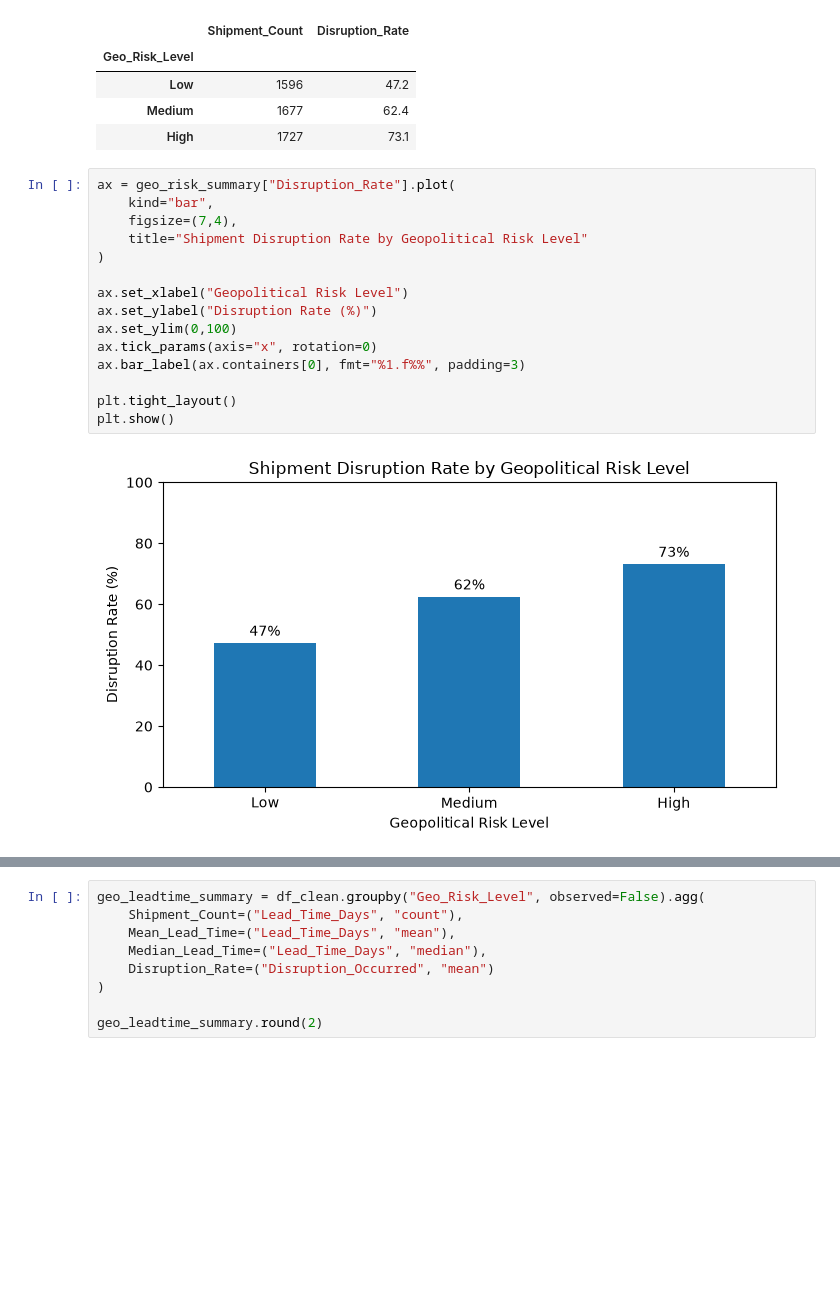
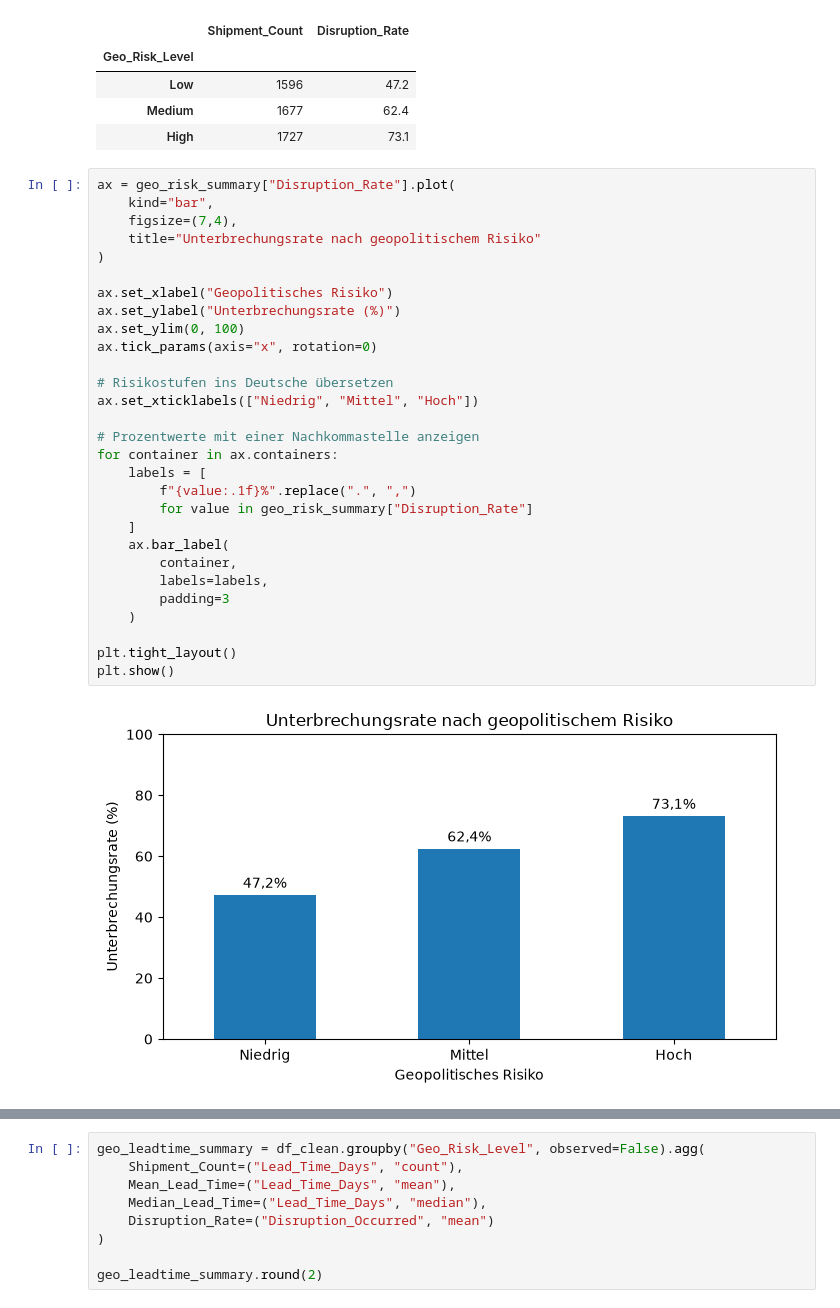
Before and after one commit to Donnabelle01/stackfuel_projekt, a Jupyter notebook: supply_chain/Notebooks/04_Risk_Analysis.ipynb, the cells around one changed output, grey strips where cells are left out. Cells and saved outputs as stored; diff of their text form; blank space fills up the shorter version.

```diff
--- a/supply_chain/Notebooks/04_Risk_Analysis.ipynb
+++ b/supply_chain/Notebooks/04_Risk_Analysis.ipynb
@@ -100,19 +130,33 @@ geo_risk_summary
 # %%
 ax = geo_risk_summary["Disruption_Rate"].plot(
     kind="bar",
     figsize=(7,4),
-    title="Shipment Disruption Rate by Geopolitical Risk Level"
+    title="Unterbrechungsrate nach geopolitischem Risiko"
 )
 
-ax.set_xlabel("Geopolitical Risk Level")
-ax.set_ylabel("Disruption Rate (%)")
-ax.set_ylim(0,100)
+ax.set_xlabel("Geopolitisches Risiko")
+ax.set_ylabel("Unterbrechungsrate (%)")
+ax.set_ylim(0, 100)
 ax.tick_params(axis="x", rotation=0)
-ax.bar_label(ax.containers[0], fmt="%1.f%%", padding=3)
+
+# Risikostufen ins Deutsche übersetzen
+ax.set_xticklabels(["Niedrig", "Mittel", "Hoch"])
+
+# Prozentwerte mit einer Nachkommastelle anzeigen
+for container in ax.containers:
+    labels = [
+        f"{value:.1f}%".replace(".", ",")
+        for value in geo_risk_summary["Disruption_Rate"]
+    ]
+    ax.bar_label(
+        container,
+        labels=labels,
+        padding=3
+    )
 
 plt.tight_layout()
 plt.show()
 # %% [output]
-[figure, old version]
+[figure, new version]
 # %%
 import numpy as np
```
Also changed, not shown: parts of 4 cells of this notebook, 6 other files.
